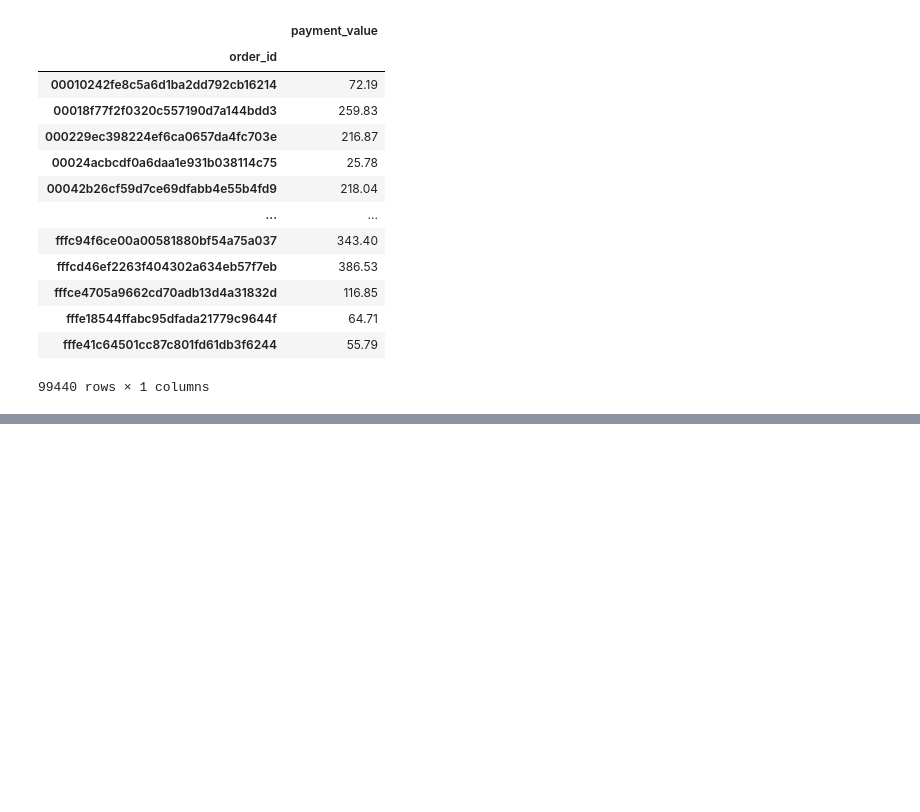
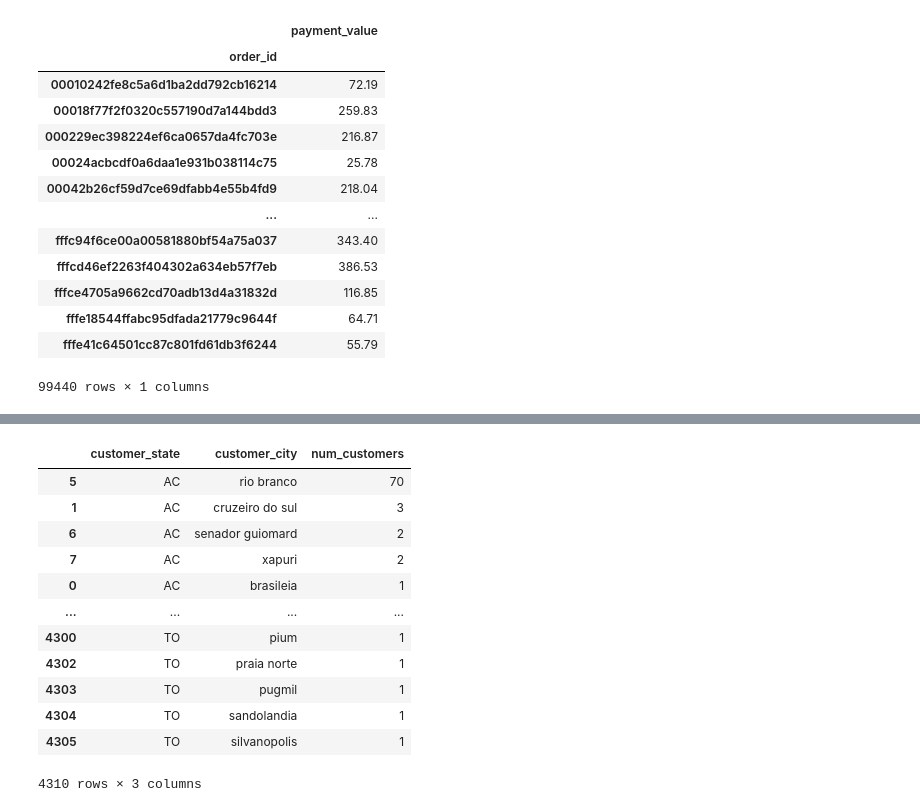
Before and after one commit to dllamas-stem/olist-interactive-dashboad, a Jupyter notebook: notebooks/use-data-notebook.ipynb, the cells around one changed output, grey strips where cells are left out. Drawn from its saved outputs; the diff is of its cells as text; code cells hidden in the pictures; blank space fills up the shorter version.

```diff
--- a/notebooks/use-data-notebook.ipynb
+++ b/notebooks/use-data-notebook.ipynb
@@ -362,0 +427,16 @@ top_10_productos_mas_vendidos
+# %%
+customers_per_city_state
+# %% [output]
+|  | customer_state | customer_city | num_customers |
+| 5 | AC | rio branco | 70 |
+| 1 | AC | cruzeiro do sul | 3 |
+| 6 | AC | senador guiomard | 2 |
+| 7 | AC | xapuri | 2 |
+| 0 | AC | brasileia | 1 |
+| ... | ... | ... | ... |
+| 4300 | TO | pium | 1 |
+| 4302 | TO | praia norte | 1 |
+| 4303 | TO | pugmil | 1 |
+| 4304 | TO | sandolandia | 1 |
+| 4305 | TO | silvanopolis | 1 |
+4310 rows × 3 columns
```
Also changed, not shown: parts of 5 cells of this notebook, 3 other files.
